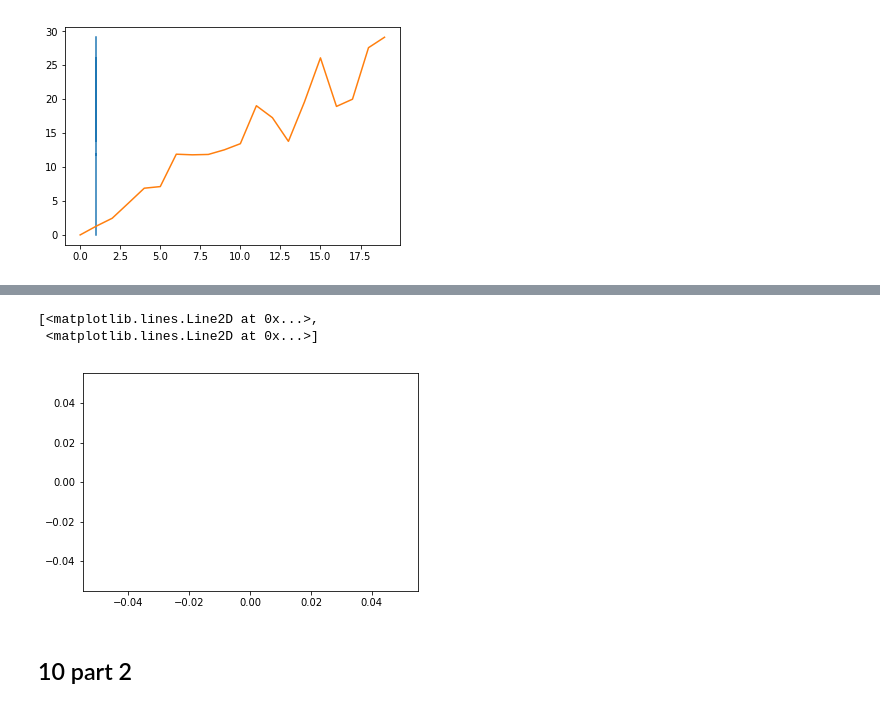
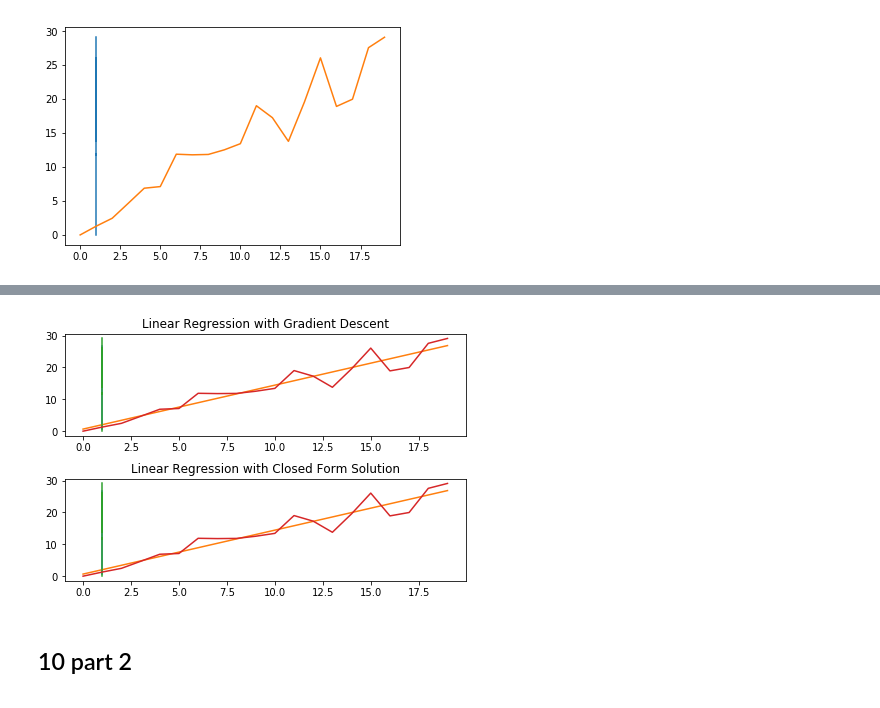
Before and after one commit to Sneezembop/MachineLearning-CS-6140, a Jupyter notebook: Assignment1/Assignment 1.ipynb, the cells around one changed output, grey strips where cells are left out. Cells and saved outputs as stored; diff of their text form; code cells hidden in the pictures.

```diff
--- a/Assignment1/Assignment 1.ipynb
+++ b/Assignment1/Assignment 1.ipynb
@@ -30,6 +30,14 @@ plt.plot(X_trn, Y_trn)
 [<matplotlib.lines.Line2D at 0x...>,
  <matplotlib.lines.Line2D at 0x...>]
 [figure]
+# %%
+def calcCFTheta(X,Y):
+    inver = np.dot(X.T, X)
+    xy = np.dot(X.T, Y)
+    theta = np.dot(np.linalg.inv(inver), xy)
+
+
+    return theta
 # %%
 def computeCost(X, Y, theta):
 
@@ -39,25 +46,23 @@ def computeCost(X, Y, theta):
     return cost
 # %%
 def gradientDescent(X, Y, theta, lrnRate, ittr):
-    print(X, Y, theta, lrnRate)
+    #print(X, Y, theta, lrnRate)
 
     m = len(Y)
     costs = [0] * ittr
 
     for i in range(ittr):
-        theta = theta - (lrnRate * (X.T * ((X * theta) - Y)))
-       # print("theta: ", theta)
-        costs[i] = computeCost(X,Y,theta)
+        theta = theta - (lrnRate/m) * (X.T * (X * theta - Y))
+        #print(theta)
 
-        #print(costs)
     return theta
 # %%
 m = len(X_trn)  # number of training samples (should be 20)
-itterations = 10
-lrnRate = 0.5
+itterations = 2000
+lrnRate = 0.01
 X = np.mat(X_trn)
 Y = np.mat(Y_trn)
-theta = np.mat('[1;1]')
+theta1 = np.mat('[0;0]')
 
-theta = gradientDescent(X, Y, theta, lrnRate, itterations)
-theta
+theta1 = gradientDescent(X, Y, theta1, lrnRate, itterations)
+theta2 = calcCFTheta(X,Y)
@@ -84,9 +69,17 @@ matrix([[ -2.34740249e+29],
-# %%
-plt.plot(X_trn, Y_trn * theta[0])
-# %% [output]
-[<matplotlib.lines.Line2D at 0x...>,
- <matplotlib.lines.Line2D at 0x...>]
-[figure, removed]
+# %%
+plt.subplot(2,1,1)
+plt.title('Linear Regression with Gradient Descent')
+plt.plot(X_trn, X_trn * theta1)
+plt.plot(X_trn, Y_trn)
+
+plt.subplot(2,1,2)
+plt.title('Linear Regression with Closed Form Solution')
+plt.plot(X_trn, X_trn * theta2)
+plt.plot(X_trn, Y_trn)
+
+plt.tight_layout(pad=0.4, w_pad=0.5, h_pad=1.0)
+# %% [output]
+[figure, added]
 # %% [markdown]
 ## 10 part 2
 # %%
```
Also changed, not shown: parts of 5 cells of this notebook, 1 other file.
